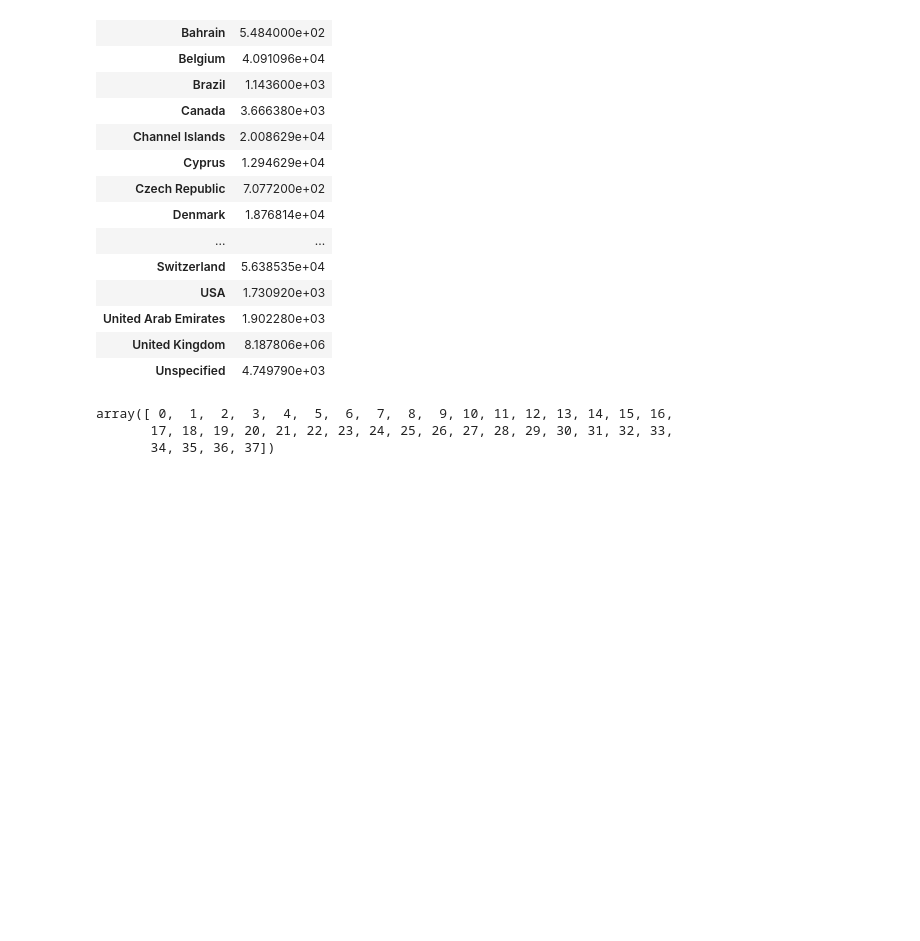
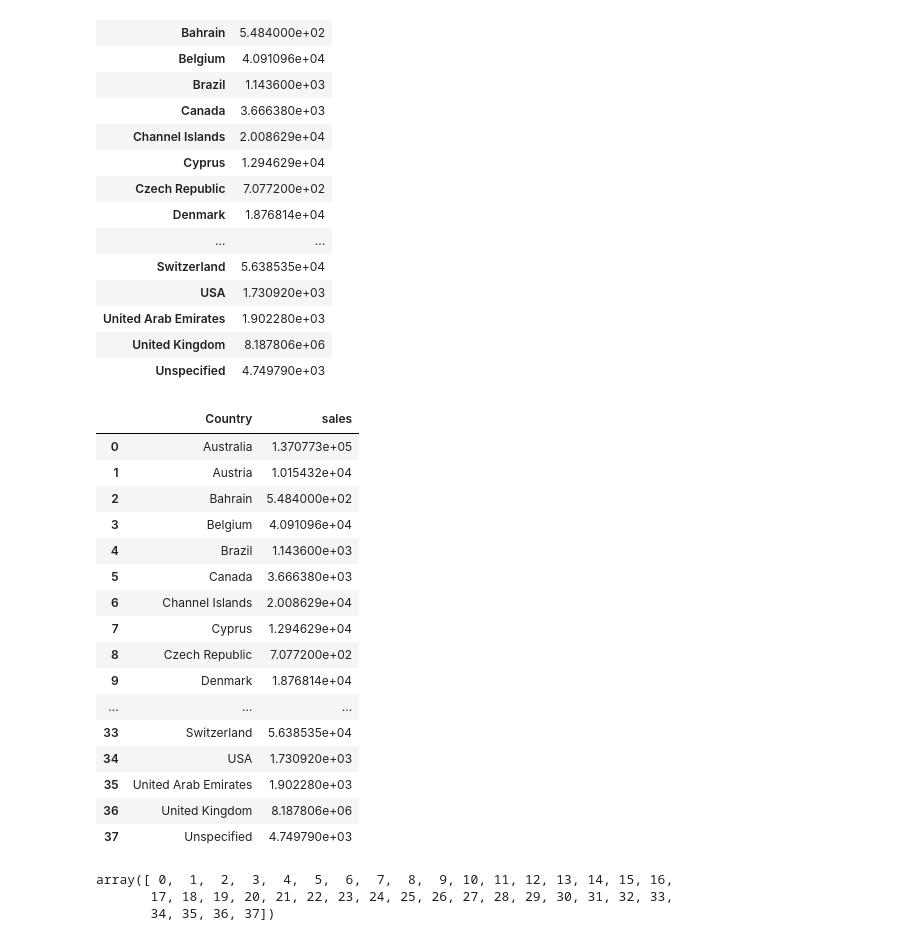
Before and after one commit to nualpair/DWDM21, a Jupyter notebook: Chapter6_Association_Rules.ipynb, the cells around one changed output. Saved outputs shown, nothing was run; the diff lists cells and outputs as text; code cells hidden in the pictures; blank space fills up the shorter version.

```diff
--- a/Chapter6_Association_Rules.ipynb
+++ b/Chapter6_Association_Rules.ipynb
@@ -96,6 +96,29 @@ data_sales
 | United Arab Emirates | 1.902280e+03 |
 | United Kingdom | 8.187806e+06 |
 | Unspecified | 4.749790e+03 |
+# %%
+### reset index เพื่อเอา index ไปใช้งานต่อ
+
+data_sales.reset_index(inplace=True)
+data_sales
+# %% [output]
+|  | Country | sales |
+| 0 | Australia | 1.370773e+05 |
+| 1 | Austria | 1.015432e+04 |
+| 2 | Bahrain | 5.484000e+02 |
+| 3 | Belgium | 4.091096e+04 |
+| 4 | Brazil | 1.143600e+03 |
+| 5 | Canada | 3.666380e+03 |
+| 6 | Channel Islands | 2.008629e+04 |
+| 7 | Cyprus | 1.294629e+04 |
+| 8 | Czech Republic | 7.077200e+02 |
+| 9 | Denmark | 1.876814e+04 |
+| ... | ... | ... |
+| 33 | Switzerland | 5.638535e+04 |
+| 34 | USA | 1.730920e+03 |
+| 35 | United Arab Emirates | 1.902280e+03 |
+| 36 | United Kingdom | 8.187806e+06 |
+| 37 | Unspecified | 4.749790e+03 |
 # %%
 import numpy as np
 
```
Also changed, not shown: parts of 3 cells of this notebook.
